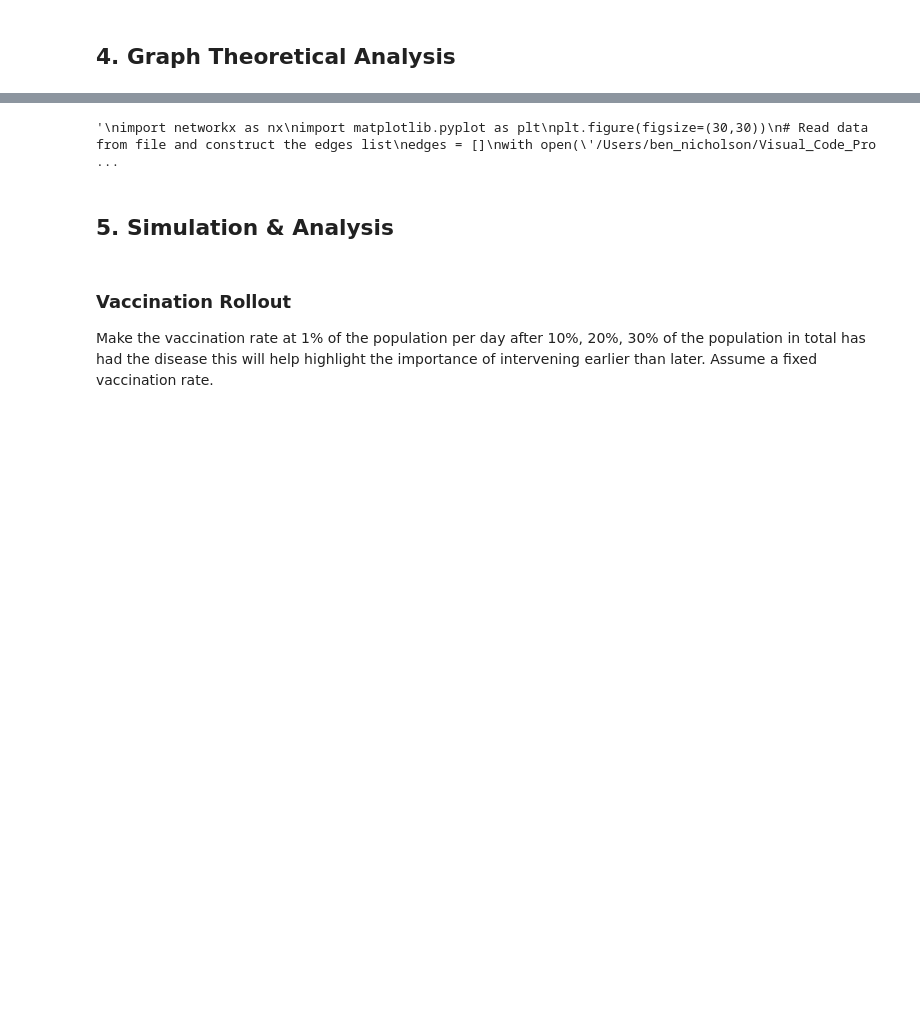
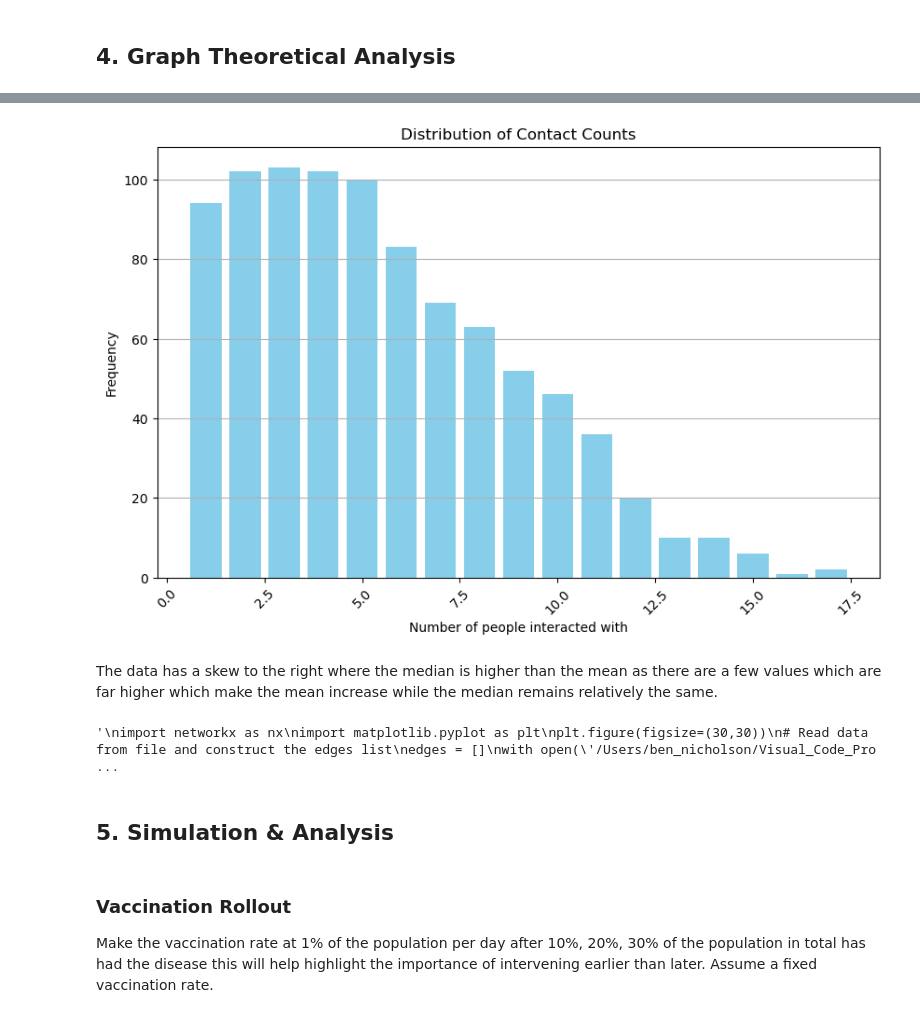
Before and after one commit to bennicholson2/SIR-Model, a Jupyter notebook: Code Files/shuflu.ipynb, the cells around one changed output, grey strips where cells are left out. Cells and saved outputs as stored; diff of their text form; code cells hidden in the pictures; blank space fills up the shorter version.

Commit message:
sir model finished

```diff
--- a/Code Files/shuflu.ipynb
+++ b/Code Files/shuflu.ipynb
@@ -788,2 +730,6 @@ Name: Neural Network, dtype: object
 # %% [markdown]
 ## 4. Graph Theoretical Analysis
+# %%
+#Import the data
+graph_theory_data = pd.read_csv('/Users/ben_nicholson/Visual_Code_Projects/Mathmatical Modeling/Final Project/Data Files/Population_Contact_Network.csv')
+graph_theory_data
@@ -789,0 +770,10 @@ Name: Neural Network, dtype: object
+# %%
+#Let's see how many people are in contact with usually
+interactions =  pd.DataFrame(graph_theory_data.groupby('Person1').count().value_counts())
+interactions.reset_index(inplace=True)
+# %%
+#Get the data in the correct form to see how it is spread
+interactions.columns = ['Number of Contacts','Number of People with Number of Contacts']
+interactions.sort_values('Number of Contacts',inplace=True)
+interactions.set_index('Number of Contacts',inplace=True)
+interactions
@@ -790,3 +800,25 @@ Name: Neural Network, dtype: object
+# %%
+# Plotting the distribution of contact counts
+plt.figure(figsize=(10, 6))
+plt.bar(interactions.index, interactions['Number of People with Number of Contacts'], color='skyblue')
+
+# Adding labels and title
+plt.title('Distribution of Contact Counts')
+plt.xlabel('Number of people interacted with')
+plt.ylabel('Frequency')
+
+# Rotating x-axis labels for better readability
+plt.xticks(rotation=45)
+
+# Adding grid lines
+plt.grid(axis='y')
+
+# Show plot
+plt.show()
+# %% [output]
+[figure, added]
+# %% [markdown]
+The data has a skew to the right where the median is higher than the mean as there are a few values which are far higher which make the mean increase while the median remains relatively the same.
 # %%
 """
 import networkx as nx
```
Also changed, not shown: parts of 36 cells of this notebook, 20 other files.
